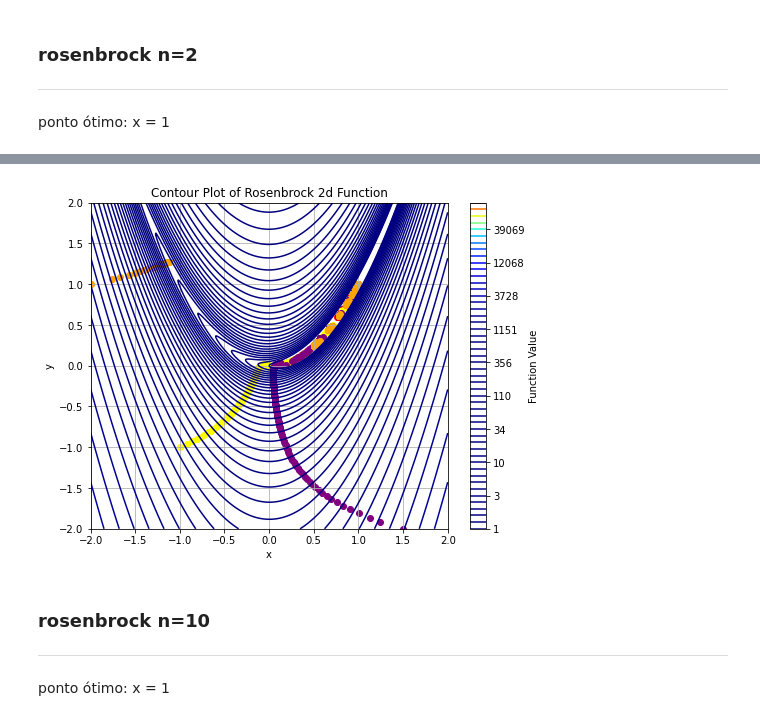
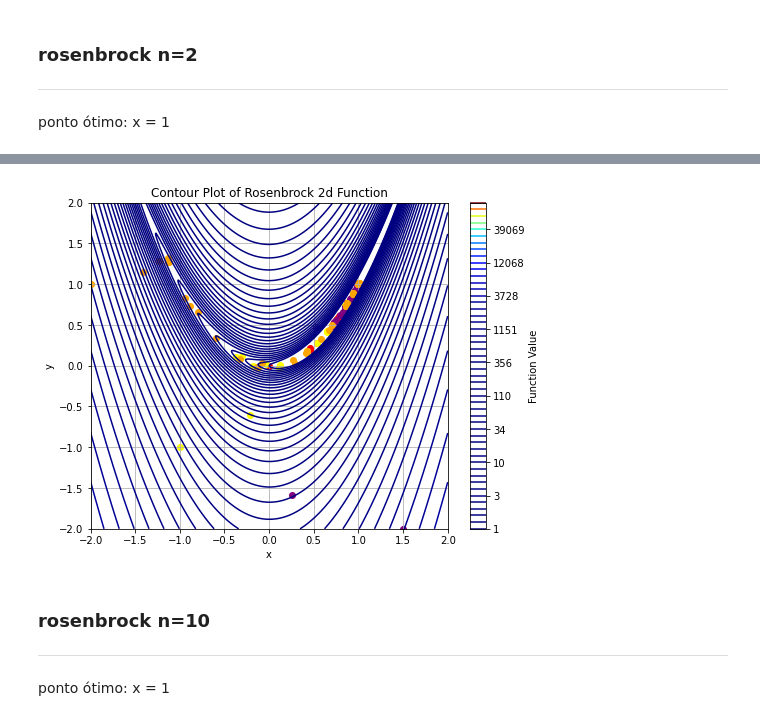
Before and after one commit to PedroSiqueira1/OptimizationMethods, a Jupyter notebook: src/notebooks/lista3.ipynb, the cells around one changed output, grey strips where cells are left out. Saved outputs shown, nothing was run; the diff lists cells and outputs as text; code cells hidden in the pictures.

Commit message:
update alpha

```diff
--- a/src/notebooks/lista3.ipynb
+++ b/src/notebooks/lista3.ipynb
@@ -596,16 +594,16 @@ anim.save('himmelblau_animation.gif', writer='pillow', fps=1)
 ponto ótimo: x = 1
 # %%
 x0 = [0, 0]
-sol1 = newton(rosenbrock_, grad_rosenbrock_, hess_rosenbrock, x0, max_iter=10000)
+sol1 = newton(rosenbrock2, lambda x: grad_rosenbrock(x, 2), hess_rosenbrock, x0, max_iter=10000)
 
 x0 = [-1, -1]
-sol2 = newton(rosenbrock_, grad_rosenbrock_, hess_rosenbrock, x0, max_iter=10000)
+sol2 = newton(rosenbrock2, lambda x: grad_rosenbrock(x, 2), hess_rosenbrock, x0, max_iter=10000)
 
 x0 = [1.5, -2]
-sol3 = newton(rosenbrock_, grad_rosenbrock_, hess_rosenbrock, x0, max_iter=10000)
+sol3 = newton(rosenbrock2, lambda x: grad_rosenbrock(x, 2), hess_rosenbrock, x0, max_iter=10000)
 
 x0 = [-2,  1]
-sol4 = newton(rosenbrock_, grad_rosenbrock_, hess_rosenbrock, x0, max_iter=10000)
+sol4 = newton(rosenbrock2, lambda x: grad_rosenbrock(x, 2), hess_rosenbrock, x0, max_iter=10000)
 # %%
 data = {
     'x0 = [0, 0]': {
@@ -764,7 +750,11 @@ def modified_newton(f, f_grad, f_hess, x, tol=1e-5, max_iter=1000):
 
         epsilon = max(0, -min_eig + 1.0e-3)
 
-        x = x - np.dot(np.linalg.inv(hess + epsilon*np.eye(n)), grad)
+        d = - np.dot(np.linalg.inv(hess + epsilon*np.eye(n)), grad)
+
+        alpha = line_search_def(f, f_grad, x, d) # HERE: LINE SEARCH
+        x = x + d*alpha
+
         grad = np.array(f_grad(x))
         grad_module = np.linalg.norm(grad)
 
@@ -882,16 +873,16 @@ anim.save('himmelblau_animation.gif', writer='pillow', fps=1)
 ponto ótimo: x = 1
 # %%
 x0 = [0, 0]
-sol1 = modified_newton(rosenbrock_, grad_rosenbrock_, hess_rosenbrock, x0, max_iter=10000)
+sol1 = modified_newton(rosenbrock2, lambda x: grad_rosenbrock(x, 2), hess_rosenbrock, x0, max_iter=10000)
 
 x0 = [-1, -1]
-sol2 = modified_newton(rosenbrock_, grad_rosenbrock_, hess_rosenbrock, x0, max_iter=10000)
+sol2 = modified_newton(rosenbrock2, lambda x: grad_rosenbrock(x, 2), hess_rosenbrock, x0, max_iter=10000)
 
 x0 = [1.5, -2]
-sol3 = modified_newton(rosenbrock_, grad_rosenbrock_, hess_rosenbrock, x0, max_iter=10000)
+sol3 = modified_newton(rosenbrock2, lambda x: grad_rosenbrock(x, 2), hess_rosenbrock, x0, max_iter=10000)
 
 x0 = [-2,  1]
-sol4 = modified_newton(rosenbrock_, grad_rosenbrock_, hess_rosenbrock, x0, max_iter=10000)
+sol4 = modified_newton(rosenbrock2, lambda x: grad_rosenbrock(x, 2), hess_rosenbrock, x0, max_iter=10000)
 # %%
 data = {
     'x0 = [0, 0]': {
@@ -1044,7 +1023,7 @@ def conjugate_gradient(func, grad, x0, tol=1e-5, max_iter=1000, q=10):
     for _ in range(max_iter):
         cnt_iter +=1
         restart_counter += 1
-        alpha = line_search(func, grad, x, d)
+        alpha = line_search_def(func, grad, x, d)
         x = x + d*alpha
         x_values.append(x)
         g_prev = g
@@ -1060,18 +1039,6 @@ def conjugate_gradient(func, grad, x0, tol=1e-5, max_iter=1000, q=10):
 
     total_time = time.time() - start_time
     return x, cnt_iter, x_values, np.array(times), total_time, grads
-
-
-def line_search(func, grad, x, d):
-    alpha = 1.0
-    c = 0.3  # Constante de Armijo
-    rho = 0.01  # Fator de redução
-
-    # Lista para armazenar os pontos x encontrados
-
-    while func(x + alpha * d) > func(x) + c * alpha * np.dot(grad(x), d):
-        alpha *= rho
-    return alpha
 # %% [markdown]
 ### himmelblau
 <hr/>
@@ -1240,35 +1210,35 @@ X, Y = np.meshgrid(x, y)
 Z = rosenbrock2([X, Y])
 # Drawing the contour plot
 plt.contour(X, Y, Z, levels=np.logspace(0, 5, 50), cmap='jet')
 
 plt.xlabel('x')
 plt.ylabel('y')
 plt.title('Contour Plot of Rosenbrock 2d Function')
 plt.colorbar(label='Function Value')
 plt.grid(True)
 
 ac = ax.scatter([], [], color='red')
 bc = ax.scatter([], [], color='yellow')
 cc = ax.scatter([], [], color='purple')
 dc = ax.scatter([], [], color='orange')
 
 
 num_frames = 100
 step = max(1, len(sol1[2]) // num_frames)
 
 def plot_solution(frame):
     frame_index = frame * step
     ac.set_offsets(sol1[2][:frame_index+1])
     bc.set_offsets(sol2[2][:frame_index+1])
     cc.set_offsets(sol3[2][:frame_index+1])
     dc.set_offsets(sol4[2][:frame_index+1])
     return ac,
     # Creating a grid of points
 
 anim = FuncAnimation(fig, plot_solution, frames=num_frames, interval=50, blit=True)
-anim.save('Rosenbrock_animation.gif', writer='pillow', fps=1)
+anim.save('Rosenbrock_animation_conjugate_gradient.gif', writer='pillow', fps=1)
 # %% [output]
-[figure, old version]
+[figure, new version]
 # %% [markdown]
 ### rosenbrock n=10
 <hr/>
```
Also changed, not shown: parts of 42 cells of this notebook, 16 other files.
